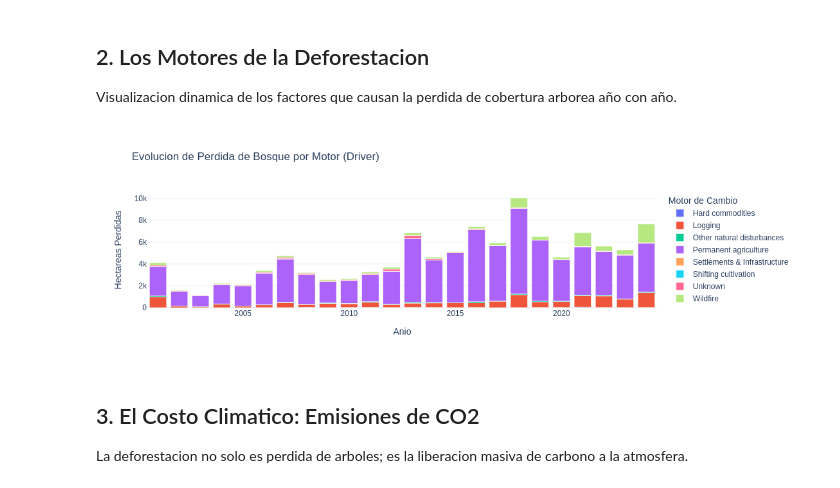
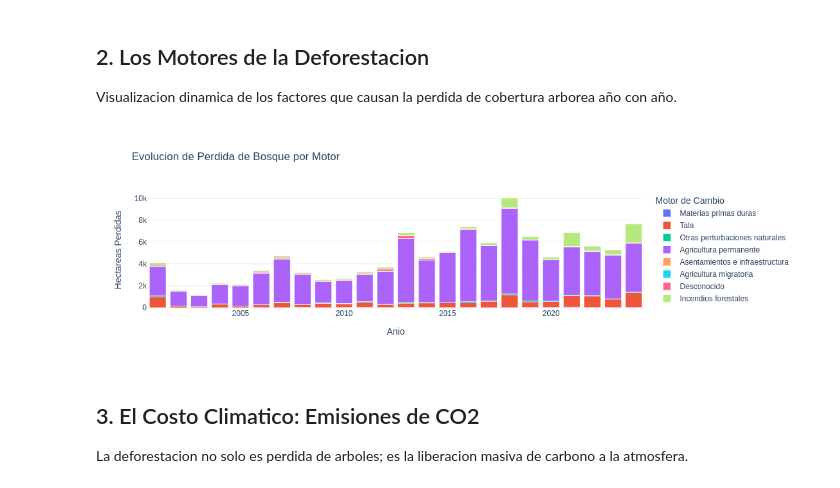
Before and after one commit to p3p3p3k4z/HuerfanitosUTM_hackods, a Jupyter notebook: notebooks/aguacate4.ipynb, the cells around one changed output. Cells and saved outputs as stored; diff of their text form; code cells hidden in the pictures.

```diff
--- a/notebooks/aguacate4.ipynb
+++ b/notebooks/aguacate4.ipynb
@@ -9,7 +9,7 @@ import plotly.express as px
 import plotly.graph_objects as go
 import os
 
-DATA_DIR = "data/procesados/"
+DATA_DIR = "../data/procesados/"
 print("INFO: Entorno cargado para analisis multidimensional.")
 # %% [output]
 INFO: Entorno cargado para analisis multidimensional.
@@ -33,19 +33,19 @@ fig_sun.show()
 ## 2. Los Motores de la Deforestacion
 Visualizacion dinamica de los factores que causan la perdida de cobertura arborea año con año.
 # %%
-df_drivers = pd.read_csv(os.path.join(DATA_DIR, "gfw_drivers_perdida_completo.csv"))
+df_drivers = pd.read_csv(os.path.join(DATA_DIR, "gfw_drivers_perdida_completo_es.csv"))
 fig_bar = px.bar(
     df_drivers,
     x="loss_year",
     y="loss_area_ha",
     color="drivers_type",
-    title="Evolucion de Perdida de Bosque por Motor (Driver)",
+    title="Evolucion de Perdida de Bosque por Motor",
     labels={'loss_year': 'Anio', 'loss_area_ha': 'Hectareas Perdidas', 'drivers_type': 'Motor de Cambio'},
     template="plotly_white"
 )
 fig_bar.show()
 # %% [output]
-[figure, old version]
+[figure, new version]
 # %% [markdown]
 ## 3. El Costo Climatico: Emisiones de CO2
 La deforestacion no solo es perdida de arboles; es la liberacion masiva de carbono a la atmosfera.
```
Also changed, not shown: 4 other files.
